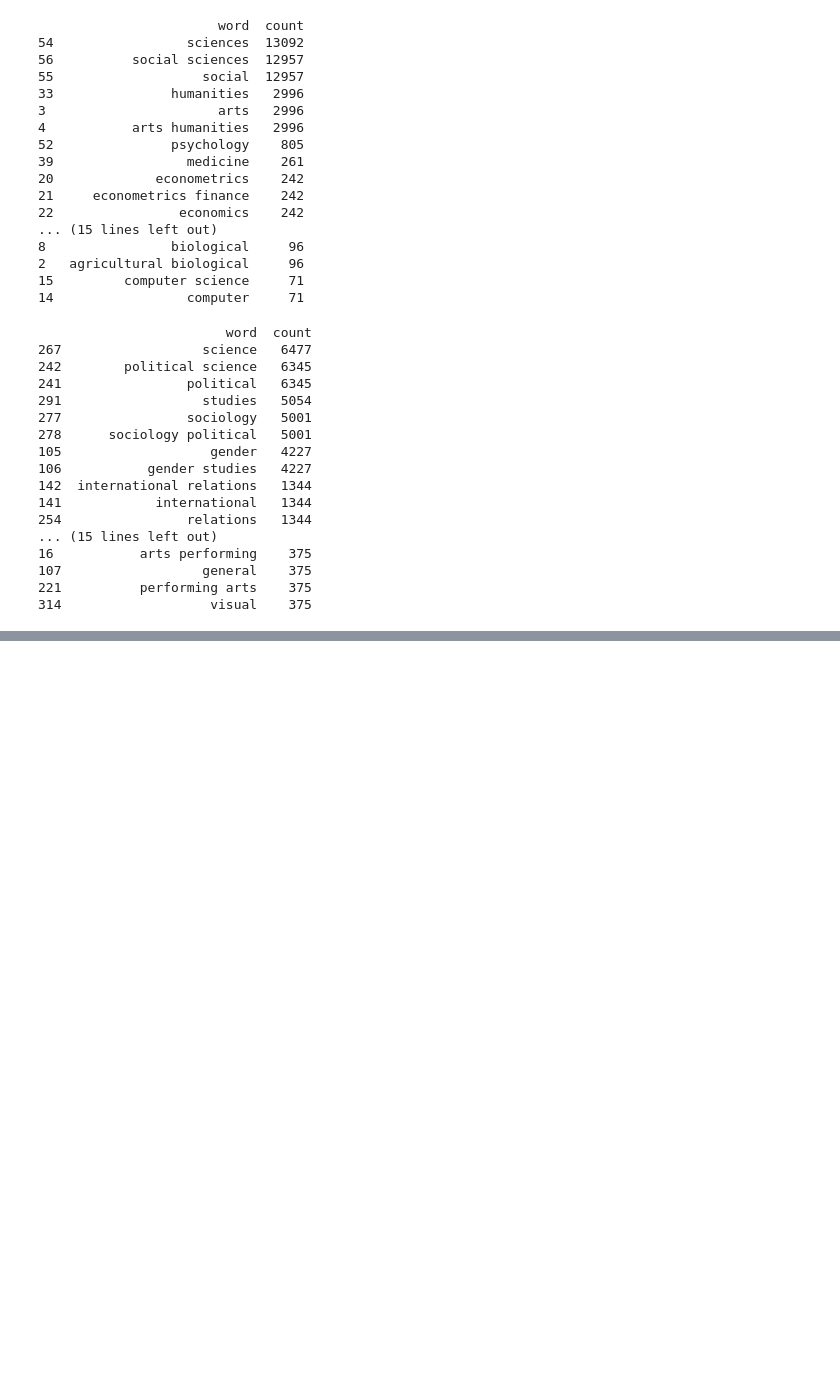
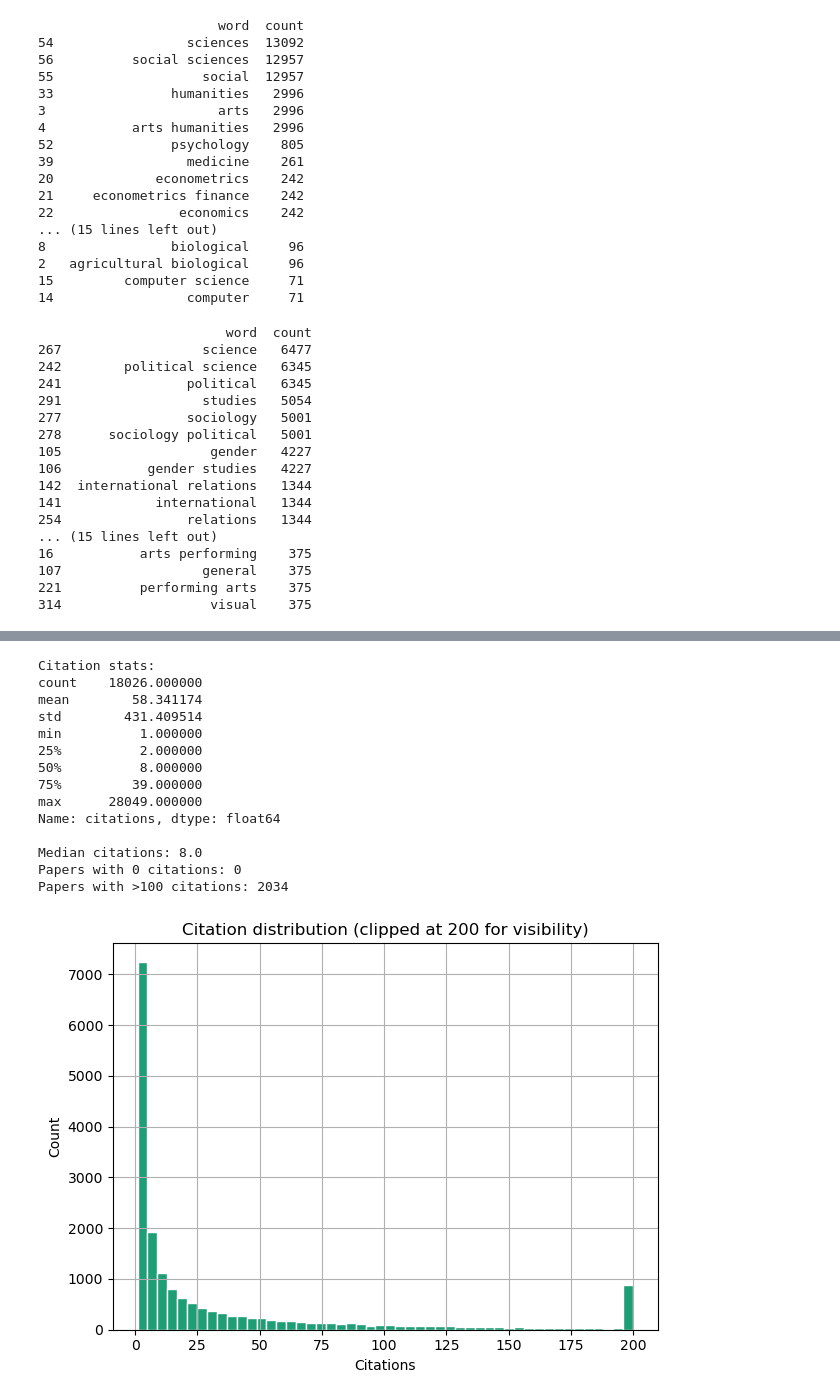
Before and after one commit to Husseim-Stuck-Portfolio/Feminist-Literature-Engine-ML-Web-Scraping-App-, a Jupyter notebook: 2_notebooks/Modeling Recommendator.ipynb, the cells around one changed output, grey strips where cells are left out. Drawn from its saved outputs; the diff is of its cells as text; code cells hidden in the pictures; blank space fills up the shorter version.

```diff
--- a/2_notebooks/Modeling Recommendator.ipynb
+++ b/2_notebooks/Modeling Recommendator.ipynb
@@ -509,0 +526,34 @@ print(word_counts.head(30))
+# %%
+
+df['citations'] = pd.to_numeric(df['citations'], errors='coerce')
+
+print("Citation stats:")
+print(df['citations'].describe())
+print(f"\nMedian citations: {df['citations'].median()}")
+print(f"Papers with 0 citations: {(df['citations'] == 0).sum()}")
+print(f"Papers with >100 citations: {(df['citations'] > 100).sum()}")
+
+# Quick histogram
+df['citations'].clip(upper=200).hist(bins=50, color='#1D9E75', edgecolor='white')
+plt.title('Citation distribution (clipped at 200 for visibility)')
+plt.xlabel('Citations')
+plt.ylabel('Count')
+plt.tight_layout()
+plt.savefig('citation_dist.png', dpi=150)
+plt.show()
+# %% [output]
+Citation stats:
+count    18026.000000
+mean        58.341174
+std        431.409514
+min          1.000000
+25%          2.000000
+50%          8.000000
+75%         39.000000
+max      28049.000000
+Name: citations, dtype: float64
+
+Median citations: 8.0
+Papers with 0 citations: 0
+Papers with >100 citations: 2034
+[figure, added]
```
Also changed, not shown: parts of 2 cells of this notebook, 2 other files.
